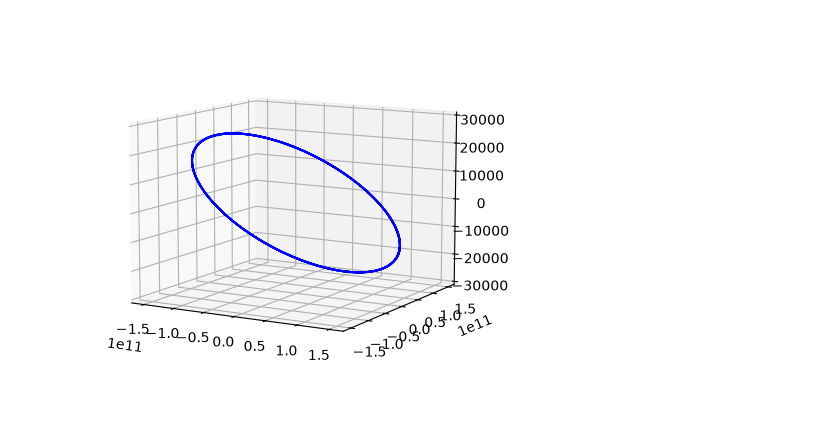
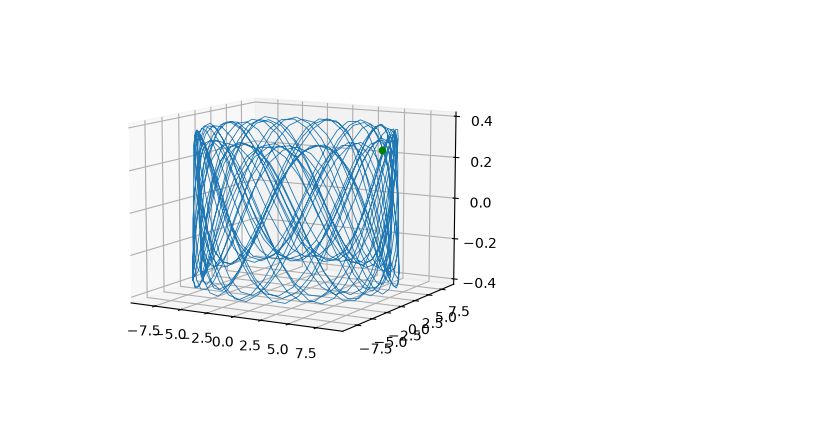
Before and after one commit to emmdaz/tesis-codes, a Jupyter notebook: orbits-integration/orbits.ipynb, the cells around one changed output. Cells and saved outputs as stored; diff of their text form; code cells hidden in the pictures.

Commit message:
Por fin salieron las benditas órbitas.

```diff
--- a/orbits-integration/orbits.ipynb
+++ b/orbits-integration/orbits.ipynb
@@ -79,0 +60,34 @@ plt.show()
+# %%
+def rk4_step(f, t, y, h):
+    """One classical RK4 step, exactly as derived previously."""
+    k1 = f(t,       y)
+    k2 = f(t + h/2, y + (h/2)*k1)
+    k3 = f(t + h/2, y + (h/2)*k2)
+    k4 = f(t + h,   y + h*k3)
+    return y + (h/6.0)*(k1 + 2*k2 + 2*k3 + k4)
+
+def integrate_rk4(f, t0, y0, t_end, h):
+    n_steps = int(np.ceil((t_end - t0)/h))
+    ts = np.linspace(t0, t0 + n_steps*h, n_steps+1)
+    ys = np.zeros((n_steps+1, len(y0)))
+    ys[0] = y0
+    y = y0.copy()
+    for i in range(1, n_steps+1):
+        y = rk4_step(f, ts[i-1], y, h)
+        ys[i] = y
+    return ts, ys
+# %%
+kpc = 1.0                 # already in code length units
+kms_to_code = 1.0/10.0    # 1 code velocity unit = 10 km/s
+
+x0, y0_, z0 = 8.0, 0.0, 0.3          # kpc: R ~ 8 kpc, slightly above the plane
+vx0, vy0, vz0 = 10.0*kms_to_code, 225.0*kms_to_code, 15.0*kms_to_code  # km/s -> code units
+
+state0 = np.array([x0, y0_, z0, vx0, vy0, vz0])
+
+# --- Integrate for 5 Gyr ---
+time_unit_Gyr = 0.0978
+t_end_Gyr = 5
+t_end = t_end_Gyr / time_unit_Gyr    # convert Gyr -> code time units
+h = 0.05
+ts, ys = integrate_rk4(f, 0.0, state0, t_end, h)
@@ -80,8 +116,10 @@ plt.show()
 # %%
 fig = plt.figure()
 ax = fig.add_subplot(projection='3d')
-ax.plot(states[:,0], states[:,1], states[:,3], label='Curva 3D', color='b')
-ax.view_init(elev=10, roll=0)
+ax.scatter(state0[0], state0[1], state0[2], color = "g")
+ax.plot(ys[:,0], ys[:,1], ys[:,2], label='Curva 3D', lw = 0.6)
+ax.view_init(elev=10, azim = None, roll=0)
+plt.savefig("./images/órbita3d.png")
 plt.show()
 # %% [output]
-[figure, old version]
+[figure, new version]
```
Also changed, not shown: parts of 6 cells of this notebook, 2 other files.
